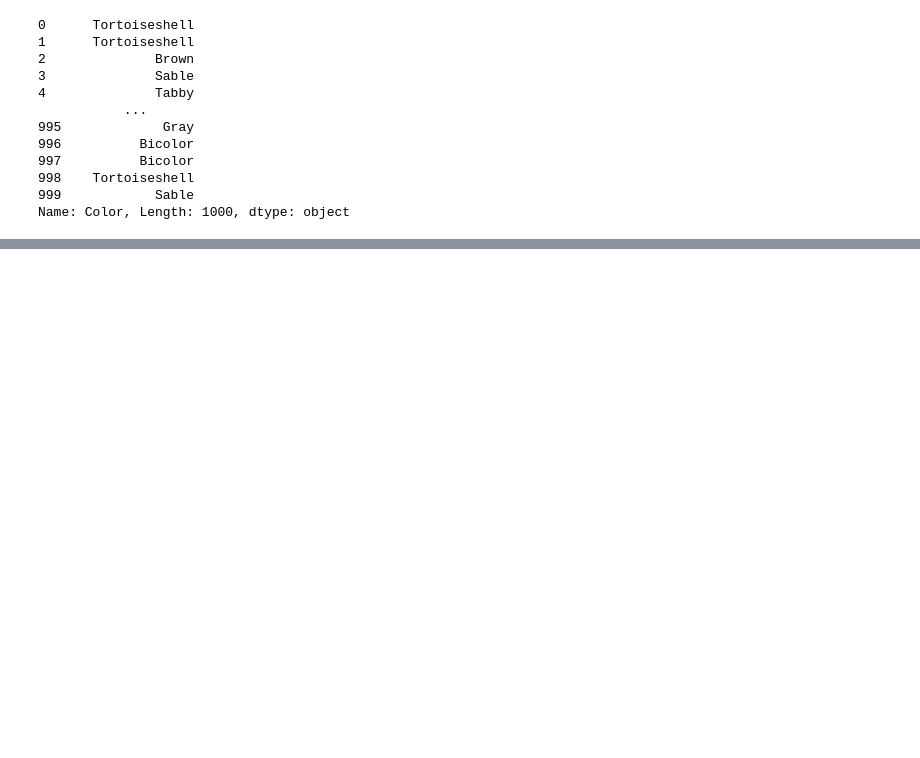
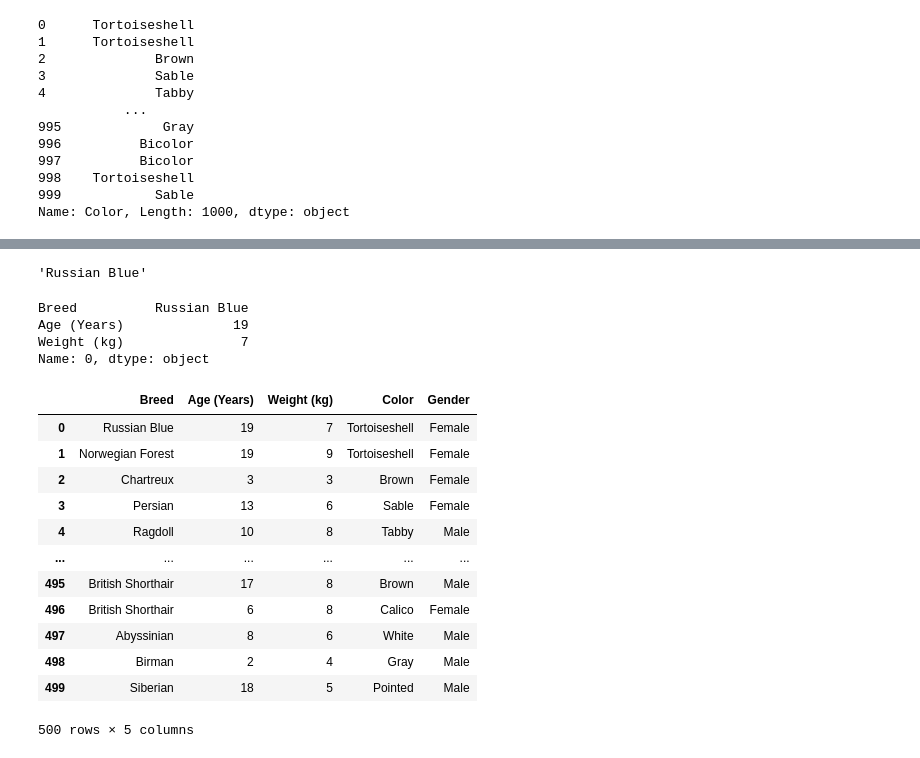
Before and after one commit to anonymo2239/Data-Science-and-Machine-Learning-Tutorial, a Jupyter notebook: Kaggle_Lectures_thebasis/2-indexing_selecting_assigning.ipynb, the cells around one changed output, grey strips where cells are left out. Drawn from its saved outputs; the diff is of its cells as text; code cells hidden in the pictures; blank space fills up the shorter version.

```diff
--- a/Kaggle_Lectures_thebasis/2-indexing_selecting_assigning.ipynb
+++ b/Kaggle_Lectures_thebasis/2-indexing_selecting_assigning.ipynb
@@ -64,0 +136,4 @@ reviews["Color"][0]
+# %%
+reviews.loc[0, "Breed"]
+# %% [output]
+'Russian Blue'
@@ -64,0 +144,7 @@ reviews["Color"][0]
+# %%
+reviews.loc[0, ["Breed", "Age (Years)", "Weight (kg)"]]
+# %% [output]
+Breed          Russian Blue
+Age (Years)              19
+Weight (kg)               7
+Name: 0, dtype: object
@@ -64,0 +154,16 @@ reviews["Color"][0]
+# %%
+reviews.iloc[0:500]
+# %% [output]
+|  | Breed | Age (Years) | Weight (kg) | Color | Gender |
+| 0 | Russian Blue | 19 | 7 | Tortoiseshell | Female |
+| 1 | Norwegian Forest | 19 | 9 | Tortoiseshell | Female |
+| 2 | Chartreux | 3 | 3 | Brown | Female |
+| 3 | Persian | 13 | 6 | Sable | Female |
+| 4 | Ragdoll | 10 | 8 | Tabby | Male |
+| ... | ... | ... | ... | ... | ... |
+| 495 | British Shorthair | 17 | 8 | Brown | Male |
+| 496 | British Shorthair | 6 | 8 | Calico | Female |
+| 497 | Abyssinian | 8 | 6 | White | Male |
+| 498 | Birman | 2 | 4 | Gray | Male |
+| 499 | Siberian | 18 | 5 | Pointed | Male |
+500 rows × 5 columns
```
Also changed, not shown: parts of 23 cells of this notebook.
